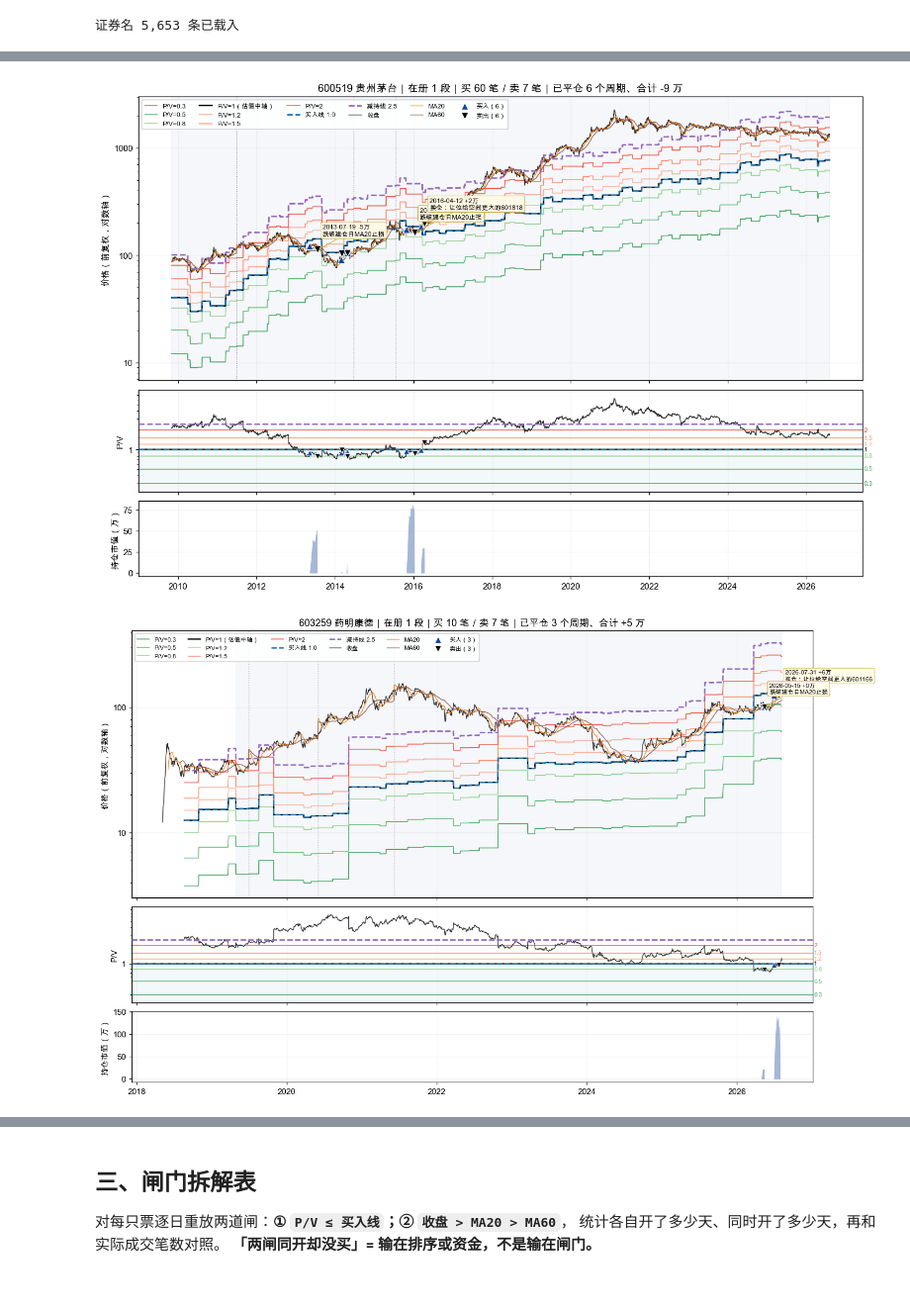
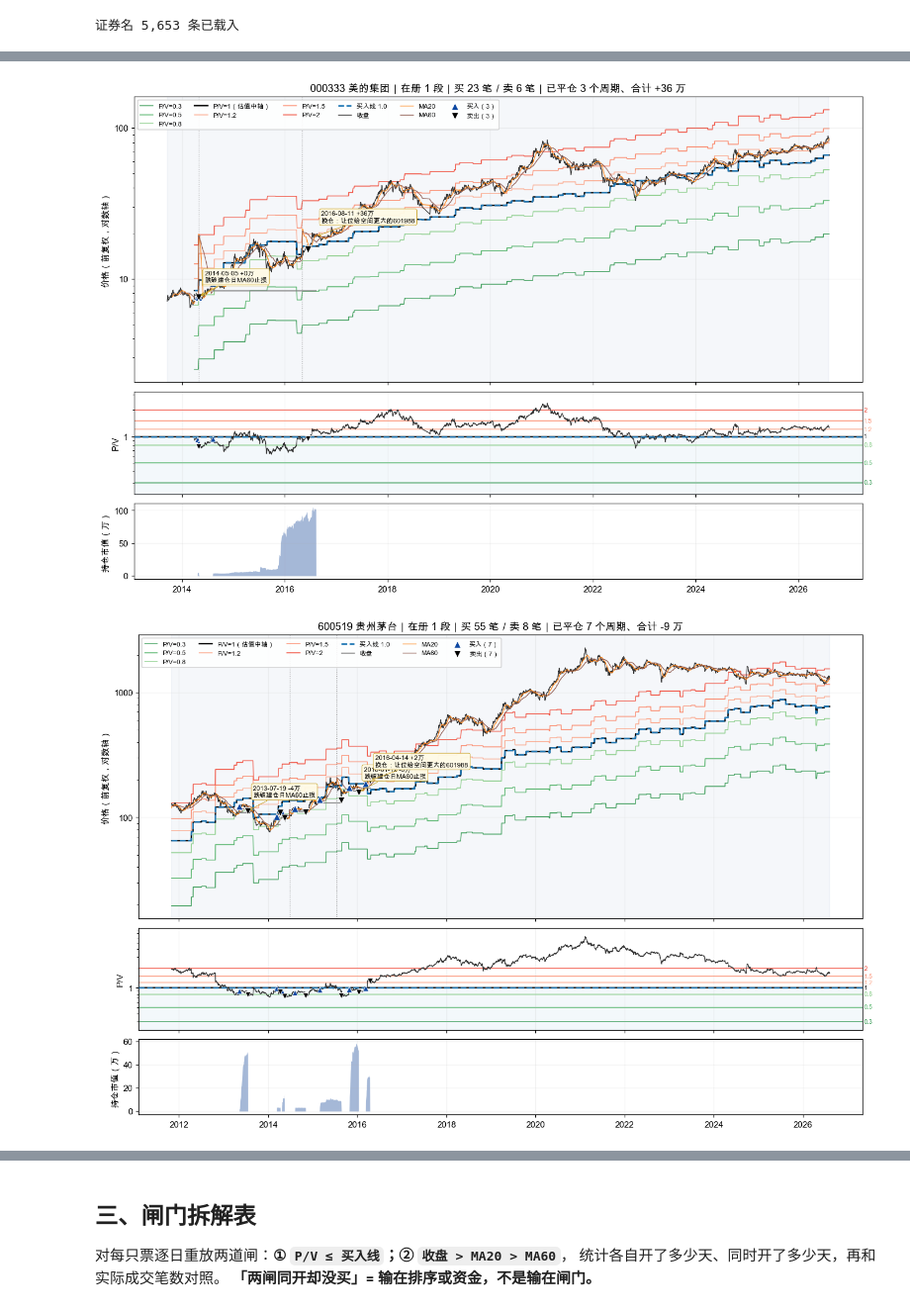
Before and after one commit to wylflc/RayKey, a Jupyter notebook: notebooks/price_pv_channels.ipynb, the cells around one changed output, grey strips where cells are left out. Shown at 99% size. Drawn from its saved outputs; the diff is of its cells as text; code cells hidden in the pictures.

```diff
--- a/notebooks/price_pv_channels.ipynb
+++ b/notebooks/price_pv_channels.ipynb
@@ -58,11 +58,14 @@ python3 scripts/backtest_valuation_strategy.py \
 # %%
 # ============================== 配置：只改这一格 ==============================
 CODE   = "000651"            # 股票代码（六位，带前导零）
-SINCE  = "2009-11-01"        # 画图起点（回测基准臂的长跑起点）
+SINCE  = "2011-11-01"        # 画图起点＝v3.03 标准长跑起点
+                             # （23 个起点里 CAGR 最接近中位的那一个：20.83% vs 中位 20.83%）
 UNTIL  = None                # 画图终点，None = 到最后
 
 PV_LINES = [0.3, 0.5, 0.8, 1.0, 1.2, 1.5, 2.0]   # 要画的 P/V 通道
-BUY_LINE, SELL_LINE = 1.00, 2.50                 # §9.7.1 的两条线（v2.98 由 1.5884/1.1044 改）
+BUY_LINE  = 1.00     # §9.7.1 买入线
+SELL_LINE = None     # **v3.02 起减持线已删除**（估值减持整条路径关闭）。
+                     # 给个数字仍会画出该参考线，但它不再是任何规则。
 
 ADJUST = True     # True = 前复权显示（价与估值带同乘一个因子，P/V 不变，曲线连续）
                   # False = 原始价显示（除权日价与带同时跳，P/V 同样不变）
@@ -84,10 +87,12 @@ OHLCV   = ROOT / "data/raw/ohlcv"
 ACTIONS = ROOT / "data/raw/corporate_actions/a_share_corporate_actions.csv"
 DAILY   = ROOT / "data/processed/a_share_daily_states_adopted.csv"
 PANEL   = ROOT / "data/processed/pit_attention/panel_moat_bank_v4.csv"
-LEDGER  = ROOT / "data/processed/backtest/v4_baseline_trade_log.csv"
-# 周期文件名里嵌着参数，改线就会换名——按 `_V4LONG_` 后缀取最新一份，免得每次改线都要改路径。
-_cyc = sorted((ROOT / "data/processed/backtest").glob("*_V4LONG_trades.csv"))
-CYCLES  = _cyc[-1] if _cyc else ROOT / "data/processed/backtest/_V4LONG_trades.csv"
+LEDGER  = ROOT / "data/processed/backtest/v302_baseline_trade_log.csv"
+# 周期文件名里嵌着参数，改任一开关就会换名——按 `_V302LONG_` 后缀取最新一份。
+# **产物由 v3.03 基准臂生成**（单票上限 15%、止损建仓日 MA60、加仓只看均线排列、
+# 无估值减持、换仓须持仓走坏），起点 2011-11-01。重建见 §9.7.1.2。
+_cyc = sorted((ROOT / "data/processed/backtest").glob("*_V302LONG_trades.csv"))
+CYCLES  = _cyc[-1] if _cyc else ROOT / "data/processed/backtest/_V302LONG_trades.csv"
 
 rcParams["font.sans-serif"] = ["Heiti SC", "Arial Unicode MS", "PingFang SC"]
 rcParams["axes.unicode_minus"] = False
@@ -344,8 +349,9 @@ def plot_case(code, since=None, until=None, pv_lines=None, adjust=None,
                     label=f"P/V={m:g}" + ("（估值中轴）" if m == 1.0 else ""))
         ax.plot(vx, [states[dates[i]][0] * BUY_LINE * A[i] for i in days_with_v],
                 color="#1f77b4", lw=1.8, ls="--", zorder=4, label=f"买入线 {BUY_LINE}")
-        ax.plot(vx, [states[dates[i]][0] * SELL_LINE * A[i] for i in days_with_v],
-                color="#9467bd", lw=1.8, ls="--", zorder=4, label=f"减持线 {SELL_LINE}")
+        if SELL_LINE:            # v3.02 起减持线已删除，None 时不画
+            ax.plot(vx, [states[dates[i]][0] * SELL_LINE * A[i] for i in days_with_v],
+                    color="#9467bd", lw=1.8, ls="--", zorder=4, label=f"减持线 {SELL_LINE}（已废止）")
 
     # ---- 蜡烛 / 收盘线 + 均线 ----
     if use_candle:
@@ -422,7 +428,8 @@ def plot_case(code, since=None, until=None, pv_lines=None, adjust=None,
         ax2.annotate(f"{m:g}", (1.002, m), xycoords=("axes fraction", "data"),
                      fontsize=7, color=col if m != 1.0 else "black", va="center")
     ax2.axhline(BUY_LINE,  color="#1f77b4", lw=1.8, ls="--", zorder=4)
-    ax2.axhline(SELL_LINE, color="#9467bd", lw=1.8, ls="--", zorder=4)
+    if SELL_LINE:
+        ax2.axhline(SELL_LINE, color="#9467bd", lw=1.8, ls="--", zorder=4)
     # 量程按「实际 P/V ∪ 要画的刻度」定死。**不能用 axhspan(0, …)**——对数轴上的 0
     # 会把下界拉到 1e-12，整条曲线压成一条直线（首版踩中，宁德时代那张图就是）。
     seen = [states[dates[i]][1] for i in days_with_v] or [1.0]
@@ -430,7 +437,7 @@ def plot_case(code, since=None, until=None, pv_lines=None, adjust=None,
     yhi = max(max(seen), max(pv)) * 1.35
     ax2.set_ylim(ylo, yhi)
     ax2.axhspan(ylo, BUY_LINE, color="#1f77b4", alpha=0.05, zorder=0)
-    ticks = sorted({*pv, BUY_LINE, SELL_LINE})
+    ticks = sorted({*pv, BUY_LINE} | ({SELL_LINE} if SELL_LINE else set()))
     ax2.set_yticks([v for v in ticks if ylo <= v <= yhi])
     ax2.minorticks_off()
     for rows, marker, col in ((buys, "^", "#0d47a1"), (sells, "v", "#000000")):
@@ -460,4 +481,4 @@ def plot_case(code, since=None, until=None, pv_lines=None, adjust=None,
 # %%
-plot_case("000651")    # 格力电器
-plot_case("601225");   # 陕西煤业（末尾分号：不重复显示返回的 fig）
+for c in ["601225", "601001", "603606", "002128", "000651"]:
+    plot_case(c)    # 陕西煤业、晋控煤业、东方电缆、电投能源、格力电器
 # %% [output]
@@ -471,6 +498,6 @@ plot_case("601225");   # 陕西煤业（末尾分号：不重复显示返回的
 # %%
-for c in ["600519", "603259", "300308"]:      # 茅台、药明康德、中际旭创
+for c in ["000333", "600519", "603259"]:      # 美的集团、贵州茅台、药明康德
     plot_case(c)
 # %% [output]
-[figure, old version]
+[figure, new version]
-[figure, old version]
+[figure, new version]
```
Also changed, not shown: parts of 11 cells of this notebook, 2 other files.
